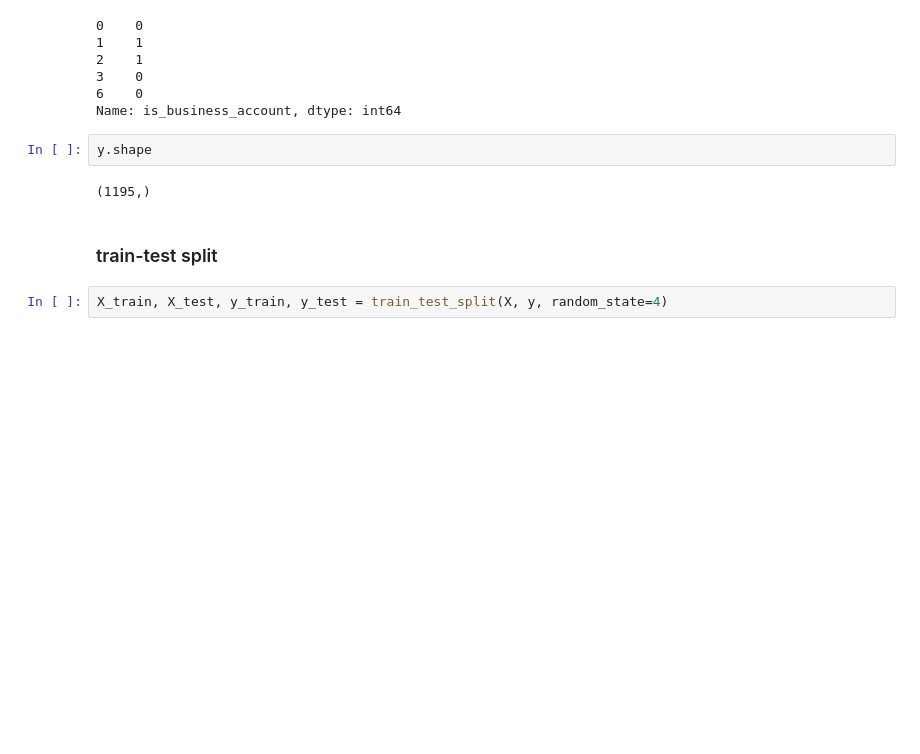
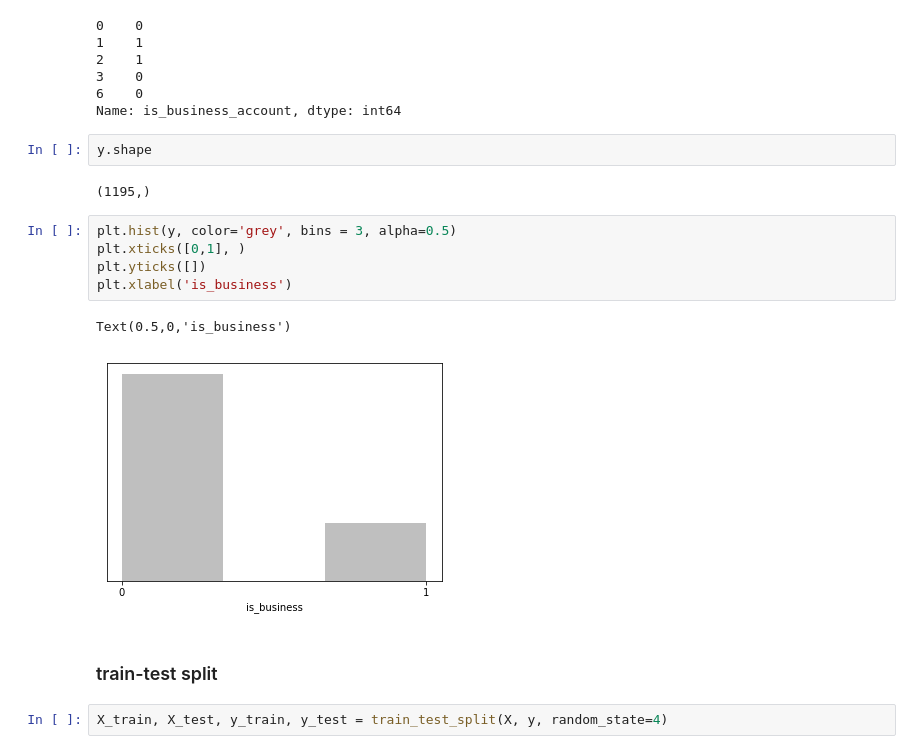
Before and after one commit to liyingli0818/instagram_account_type_predictor, a Jupyter notebook: fcc_model.ipynb, the cells around one changed output. Cells and saved outputs as stored; diff of their text form; blank space fills up the shorter version.

```diff
--- a/fcc_model.ipynb
+++ b/fcc_model.ipynb
@@ -108,6 +134,14 @@ Name: is_business_account, dtype: int64
 y.shape
 # %% [output]
 (1195,)
+# %%
+plt.hist(y, color='grey', bins = 3, alpha=0.5)
+plt.xticks([0,1], )
+plt.yticks([])
+plt.xlabel('is_business')
+# %% [output]
+Text(0.5,0,'is_business')
+[figure, added]
 # %% [markdown]
 ### train-test split
 # %%
```
Also changed, not shown: parts of 5 cells of this notebook, 17 other files.
